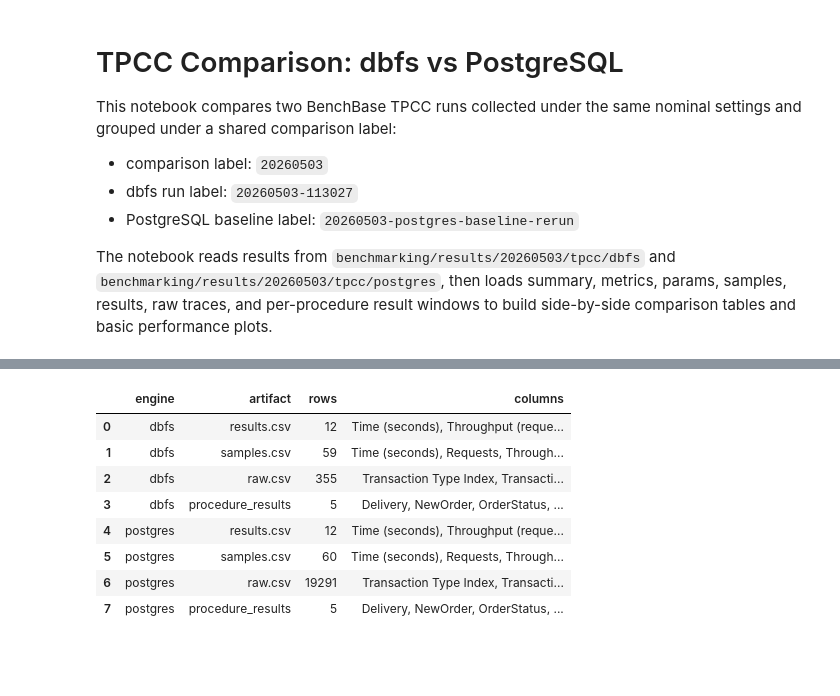
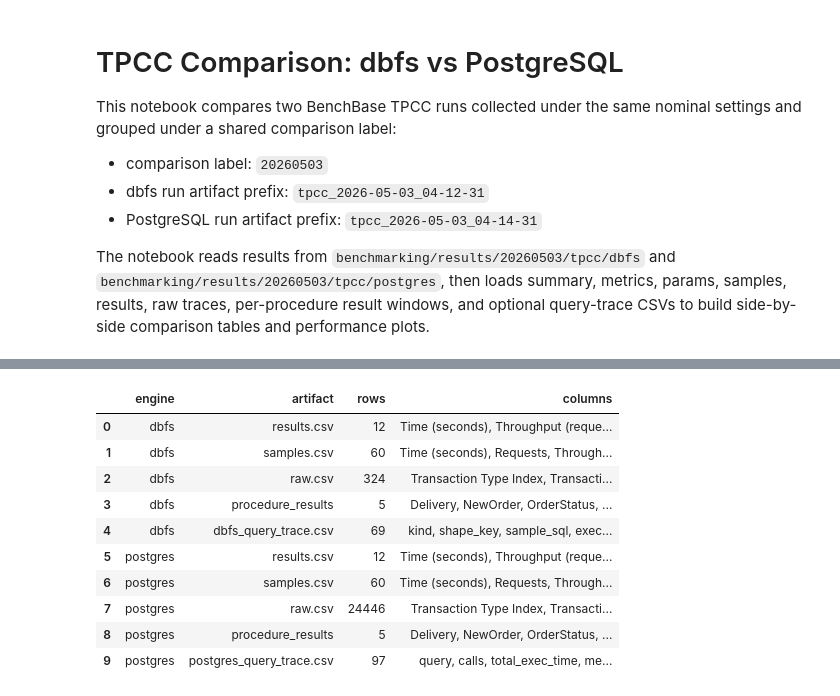
Before and after one commit to yohaku999/oltp_fs, a Jupyter notebook: benchmarking/notebooks/tpcc_dbfs_vs_postgres_basic_comparison.ipynb, the cells around one changed output, grey strips where cells are left out. Drawn from its saved outputs; the diff is of its cells as text; code cells hidden in the pictures; blank space fills up the shorter version.

```diff
--- a/benchmarking/notebooks/tpcc_dbfs_vs_postgres_basic_comparison.ipynb
+++ b/benchmarking/notebooks/tpcc_dbfs_vs_postgres_basic_comparison.ipynb
@@ -4,10 +4,10 @@
 This notebook compares two BenchBase TPCC runs collected under the same nominal settings and grouped under a shared comparison label:
 
 - comparison label: `20260503`
-- dbfs run label: `20260503-113027`
-- PostgreSQL baseline label: `20260503-postgres-baseline-rerun`
+- dbfs run artifact prefix: `tpcc_2026-05-03_04-12-31`
+- PostgreSQL run artifact prefix: `tpcc_2026-05-03_04-14-31`
 
-The notebook reads results from `benchmarking/results/20260503/tpcc/dbfs` and `benchmarking/results/20260503/tpcc/postgres`, then loads summary, metrics, params, samples, results, raw traces, and per-procedure result windows to build side-by-side comparison tables and basic performance plots.
+The notebook reads results from `benchmarking/results/20260503/tpcc/dbfs` and `benchmarking/results/20260503/tpcc/postgres`, then loads summary, metrics, params, samples, results, raw traces, per-procedure result windows, and optional query-trace CSVs to build side-by-side comparison tables and performance plots.
 # %%
 from pathlib import Path
 import json
@@ -25,12 +25,12 @@ comparison_root = Path(
 
 run_configs = {
     'dbfs': {
-        'label': '20260503-113027',
+        'label': 'tpcc_2026-05-03_04-12-31',
         'display_name': 'dbfs',
         'result_dir': comparison_root / 'dbfs',
     },
     'postgres': {
-        'label': '20260503-postgres-baseline-rerun',
+        'label': 'tpcc_2026-05-03_04-14-31',
         'display_name': 'PostgreSQL',
         'result_dir': comparison_root / 'postgres',
     },
@@ -55,6 +55,10 @@ required_suffixes = {
     'raw': '.raw.csv',
 }
 
+query_trace_filenames = {
+    'dbfs': 'dbfs_query_trace.csv',
+    'postgres': 'postgres_query_trace.csv',
+}
 procedure_suffix = '.results.'
 # %%
 dbfs_terminal_log = '''
@@ -180,13 +184,22 @@ def find_artifact(result_dir, suffix):
     return matches[0]
 
 
-def load_run_artifacts(config):
+def load_optional_query_trace(engine, result_dir):
+    trace_path = result_dir / query_trace_filenames[engine]
+    if not trace_path.exists():
+        return trace_path, None
+    return trace_path, pd.read_csv(trace_path)
+
+
+def load_run_artifacts(engine, config):
     result_dir = config['result_dir']
     artifacts = {
         name: find_artifact(result_dir, suffix)
         for name, suffix in required_suffixes.items()
     }
     procedure_paths = sorted(result_dir.glob('*.results.*.csv'))
+    query_trace_path, query_trace_df = load_optional_query_trace(
+        engine, result_dir)
 
     with artifacts['summary'].open() as handle:
         summary = json.load(handle)
@@ -212,53 +225,69 @@ def load_run_artifacts(config):
         'samples_df': samples_df,
         'raw_df': raw_df,
         'procedure_dfs': procedure_dfs,
+        'query_trace_path': query_trace_path,
+        'query_trace_df': query_trace_df,
     }
 
 
 runs = {}
 validation_rows = []
 for engine, config in run_configs.items():
-    run_data = load_run_artifacts(config)
+    run_data = load_run_artifacts(engine, config)
     runs[engine] = {**config, **run_data}
     validation_rows.extend([
         {
             'engine': engine,
             'artifact': 'results.csv',
             'rows': len(run_data['results_df']),
             'columns': ', '.join(run_data['results_df'].columns),
         },
         {
             'engine': engine,
             'artifact': 'samples.csv',
             'rows': len(run_data['samples_df']),
             'columns': ', '.join(run_data['samples_df'].columns),
         },
         {
             'engine': engine,
             'artifact': 'raw.csv',
             'rows': len(run_data['raw_df']),
             'columns': ', '.join(run_data['raw_df'].columns),
         },
         {
             'engine': engine,
             'artifact': 'procedure_results',
             'rows': len(run_data['procedure_dfs']),
             'columns': ', '.join(sorted(run_data['procedure_dfs'].keys())),
         },
+        {
+            'engine':
+            engine,
+            'artifact':
+            query_trace_filenames[engine],
+            'rows':
+            0 if run_data['query_trace_df'] is None else len(
+                run_data['query_trace_df']),
+            'columns':
+            'missing (optional)' if run_data['query_trace_df'] is None else
+            ', '.join(run_data['query_trace_df'].columns),
+        },
     ])
 
 validation_df = pd.DataFrame(validation_rows)
 validation_df
 # %% [output]
 |  | engine | artifact | rows | columns |
 | 0 | dbfs | results.csv | 12 | Time (seconds), Throughput (reque... |
-| 1 | dbfs | samples.csv | 59 | Time (seconds), Requests, Through... |
-| 2 | dbfs | raw.csv | 355 | Transaction Type Index, Transacti... |
+| 1 | dbfs | samples.csv | 60 | Time (seconds), Requests, Through... |
+| 2 | dbfs | raw.csv | 324 | Transaction Type Index, Transacti... |
 | 3 | dbfs | procedure_results | 5 | Delivery, NewOrder, OrderStatus, ... |
-| 4 | postgres | results.csv | 12 | Time (seconds), Throughput (reque... |
-| 5 | postgres | samples.csv | 60 | Time (seconds), Requests, Through... |
-| 6 | postgres | raw.csv | 19291 | Transaction Type Index, Transacti... |
-| 7 | postgres | procedure_results | 5 | Delivery, NewOrder, OrderStatus, ... |
+| 4 | dbfs | dbfs_query_trace.csv | 69 | kind, shape_key, sample_sql, exec... |
+| 5 | postgres | results.csv | 12 | Time (seconds), Throughput (reque... |
+| 6 | postgres | samples.csv | 60 | Time (seconds), Requests, Through... |
+| 7 | postgres | raw.csv | 24446 | Transaction Type Index, Transacti... |
+| 8 | postgres | procedure_results | 5 | Delivery, NewOrder, OrderStatus, ... |
+| 9 | postgres | postgres_query_trace.csv | 97 | query, calls, total_exec_time, me... |
 # %%
 summary_rows = []
 for engine, run in runs.items():
```
Also changed, not shown: parts of 9 cells of this notebook, 49 other files.
